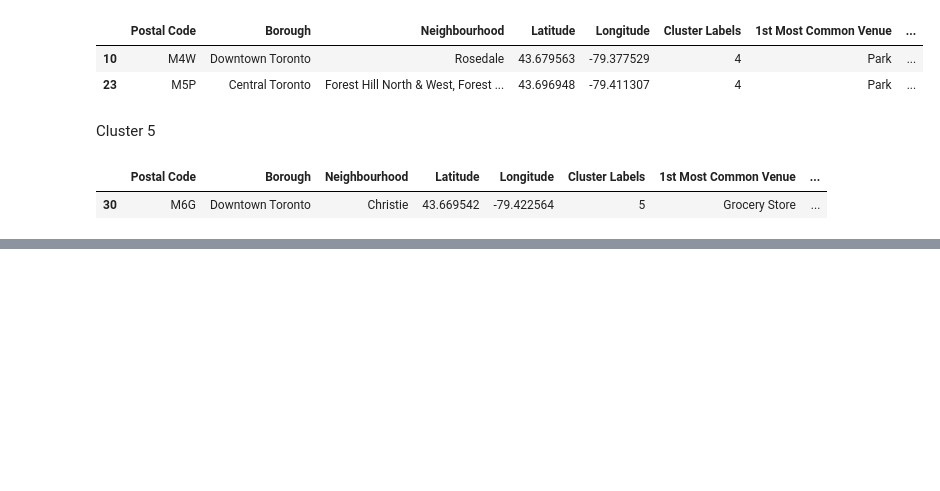
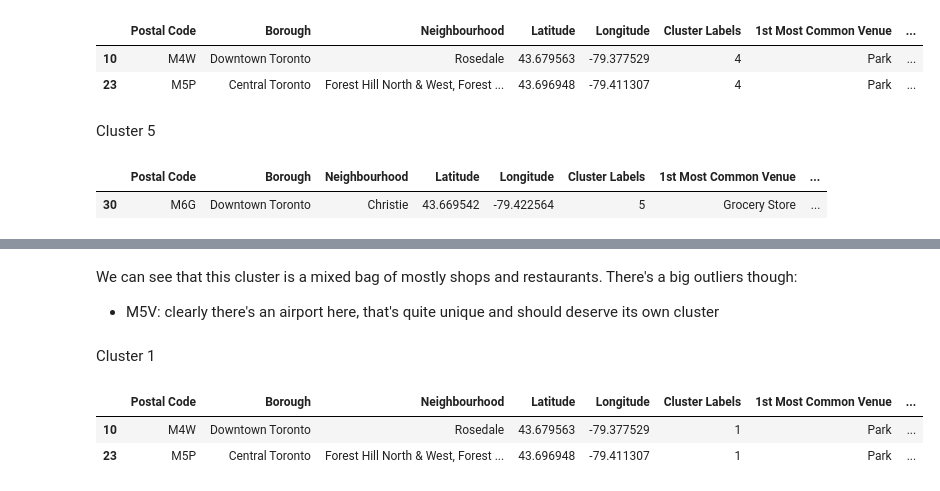
Before and after one commit to bencew/Coursera_Capstone, a Jupyter notebook: Segmenting and Clustering Neighborhoods in Toronto.ipynb, the cells around one changed output, grey strips where cells are left out. Drawn from its saved outputs; the diff is of its cells as text; code cells hidden in the pictures; blank space fills up the shorter version.

```diff
--- a/Segmenting and Clustering Neighborhoods in Toronto.ipynb
+++ b/Segmenting and Clustering Neighborhoods in Toronto.ipynb
@@ -653,0 +733,11 @@ final_df.loc[final_df['Cluster Labels'] == 5]
+# %% [markdown]
+We can see that this cluster is a mixed bag of mostly shops and restaurants. There's a big outliers though:
+- M5V: clearly there's an airport here, that's quite unique and should deserve its own cluster
+# %% [markdown]
+Cluster 1
+# %%
+final_df2.loc[final_df2['Cluster Labels'] == 1]
+# %% [output]
+|  | Postal Code | Borough | Neighbourhood | Latitude | Longitude | Cluster Labels | 1st Most Common Venue | ... |
+| 10 | M4W | Downtown Toronto | Rosedale | 43.679563 | -79.377529 | 1 | Park | ... |
+| 23 | M5P | Central Toronto | Forest Hill North & West, Forest ... | 43.696948 | -79.411307 | 1 | Park | ... |
```
Also changed, not shown: parts of 26 cells of this notebook.
